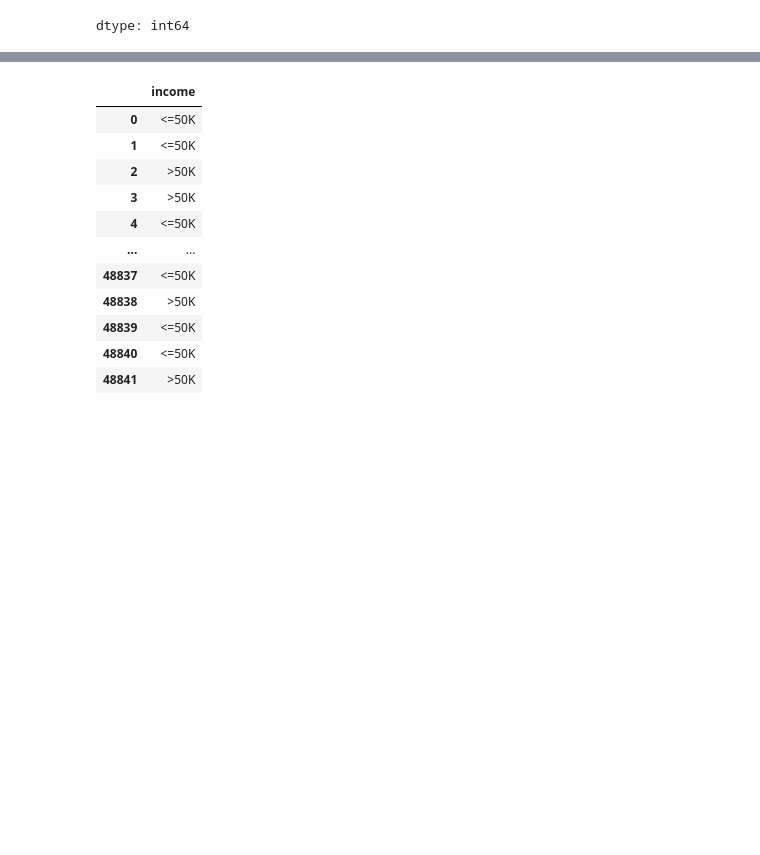
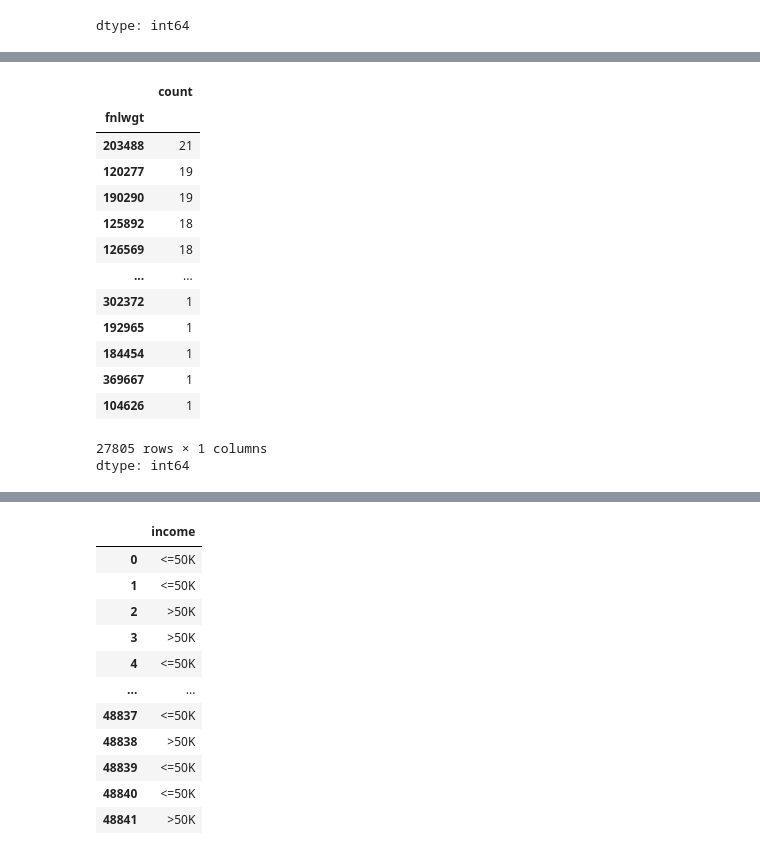
Before and after one commit to Sudeep0069/Employee_Salary_Prediction-Sudeep_Sarkar, a Jupyter notebook: Employee_sal_prediction.ipynb, the cells around one changed output, grey strips where cells are left out. Drawn from its saved outputs; the diff is of its cells as text; code cells hidden in the pictures; blank space fills up the shorter version.

```diff
--- a/Employee_sal_prediction.ipynb
+++ b/Employee_sal_prediction.ipynb
@@ -328,0 +429,18 @@ dtype: int64
+# %%
+data.fnlwgt.value_counts()
+# %% [output]
+|  | count |
+| fnlwgt |  |
+| 203488 | 21 |
+| 120277 | 19 |
+| 190290 | 19 |
+| 125892 | 18 |
+| 126569 | 18 |
+| ... | ... |
+| 302372 | 1 |
+| 192965 | 1 |
+| 184454 | 1 |
+| 369667 | 1 |
+| 104626 | 1 |
+27805 rows × 1 columns
+dtype: int64
```
Also changed, not shown: parts of 15 cells of this notebook, 2 other files.
